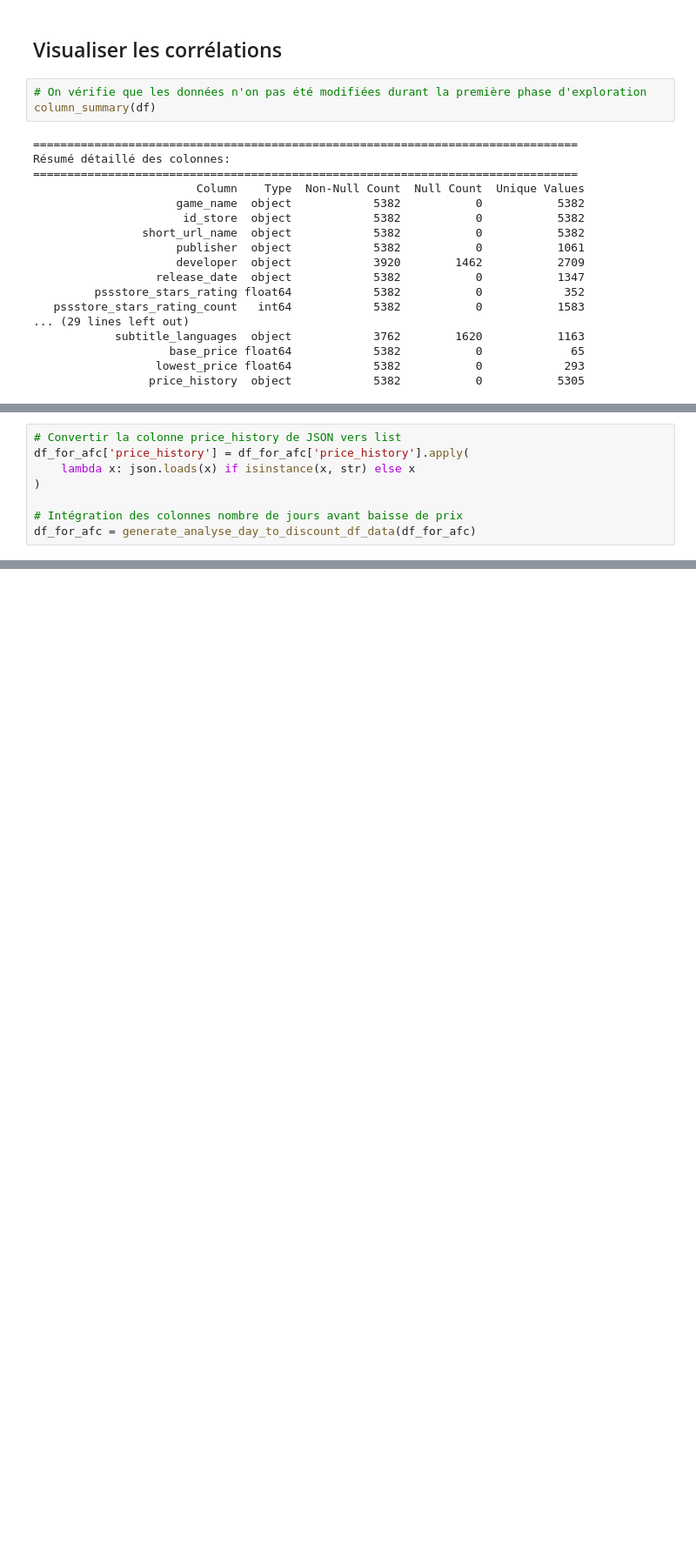
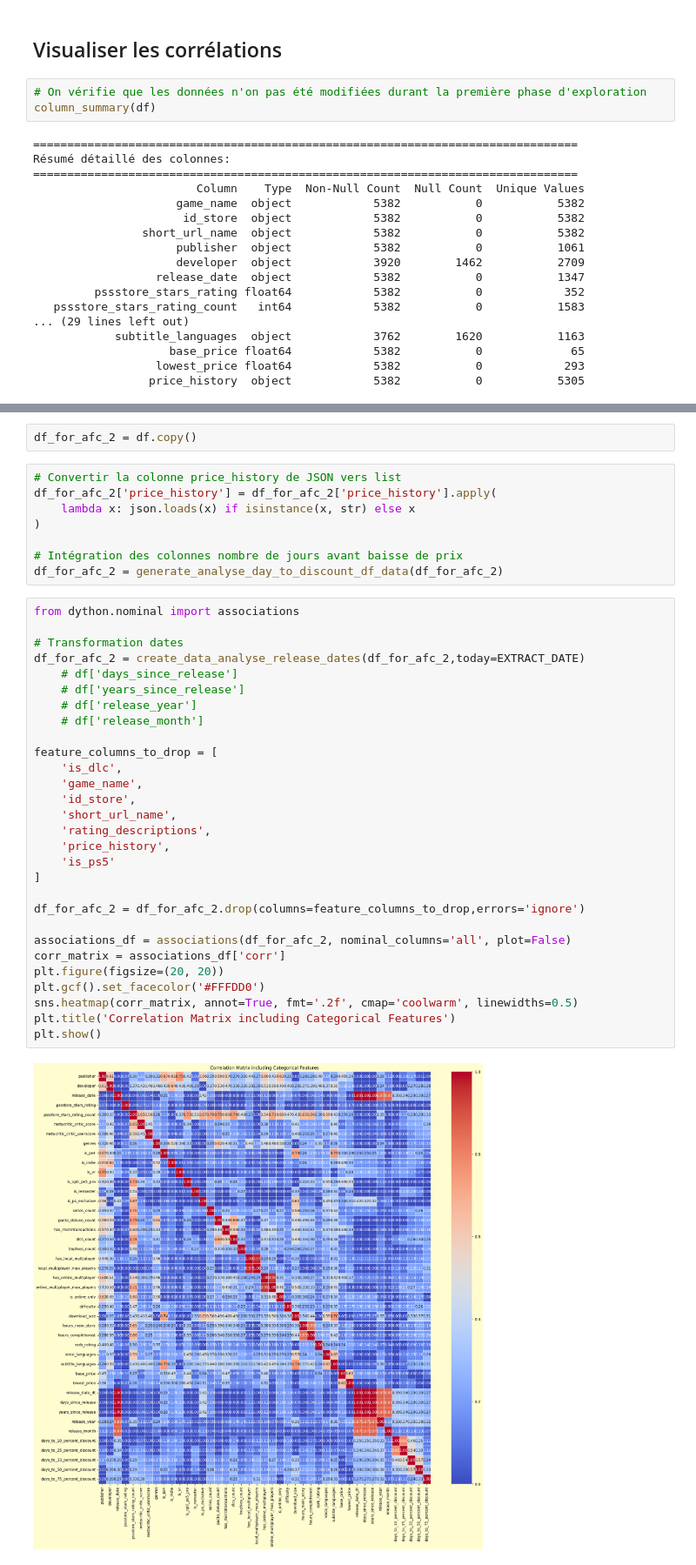
Before and after one commit to sebastien-chopin-dev/alyra-ia-psstore-machine-learning-project, a Jupyter notebook: notebooks/1_dataset_exploration.ipynb, the cells around one changed output, grey strips where cells are left out. Shown at 87% size. Saved outputs shown, nothing was run; the diff lists cells and outputs as text; blank space fills up the shorter version.

```diff
--- a/notebooks/1_dataset_exploration.ipynb
+++ b/notebooks/1_dataset_exploration.ipynb
@@ -1713,8 +1709,0 @@ df_for_afc = df.copy()
-# %%
-# Convertir la colonne price_history de JSON vers list
-df_for_afc['price_history'] = df_for_afc['price_history'].apply(
-    lambda x: json.loads(x) if isinstance(x, str) else x
-)
-
-# Intégration des colonnes nombre de jours avant baisse de prix
-df_for_afc = generate_analyse_day_to_discount_df_data(df_for_afc)
@@ -1863,0 +1712,41 @@ plt.tight_layout
+# %%
+df_for_afc_2 = df.copy()
+# %%
+# Convertir la colonne price_history de JSON vers list
+df_for_afc_2['price_history'] = df_for_afc_2['price_history'].apply(
+    lambda x: json.loads(x) if isinstance(x, str) else x
+)
+
+# Intégration des colonnes nombre de jours avant baisse de prix
+df_for_afc_2 = generate_analyse_day_to_discount_df_data(df_for_afc_2)
+# %%
+from dython.nominal import associations
+
+# Transformation dates
+df_for_afc_2 = create_data_analyse_release_dates(df_for_afc_2,today=EXTRACT_DATE)
+    # df['days_since_release']
+    # df['years_since_release']
+    # df['release_year']
+    # df['release_month']
+
+feature_columns_to_drop = [
+    'is_dlc',
+    'game_name',
+    'id_store',
+    'short_url_name',
+    'rating_descriptions',
+    'price_history',
+    'is_ps5'
+]
+
+df_for_afc_2 = df_for_afc_2.drop(columns=feature_columns_to_drop,errors='ignore')
+
+associations_df = associations(df_for_afc_2, nominal_columns='all', plot=False)
+corr_matrix = associations_df['corr']
+plt.figure(figsize=(20, 20))
+plt.gcf().set_facecolor('#FFFDD0')
+sns.heatmap(corr_matrix, annot=True, fmt='.2f', cmap='coolwarm', linewidths=0.5)
+plt.title('Correlation Matrix including Categorical Features')
+plt.show()
+# %% [output]
+[figure, added]
```
Also changed, not shown: parts of 11 cells of this notebook, 2 other files.
